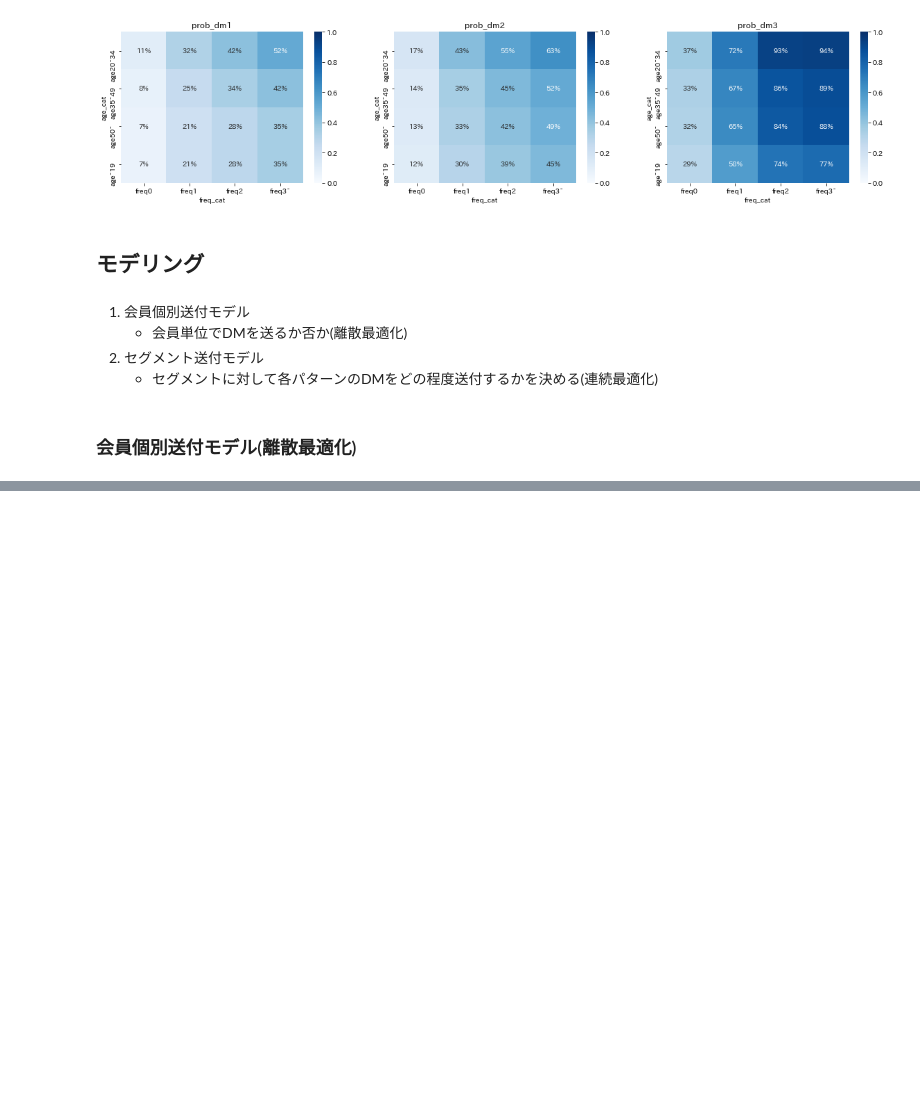
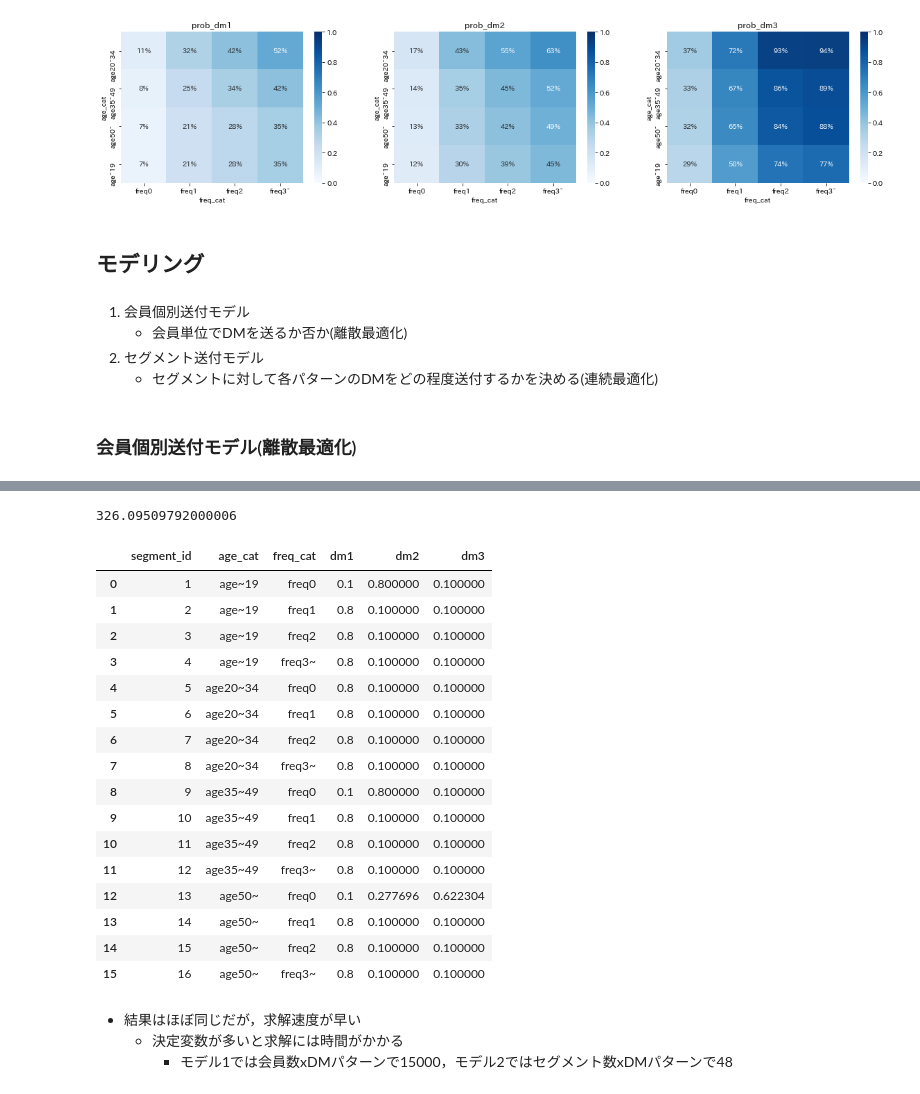
Before and after one commit to morison28/python-optimization, a Jupyter notebook: 02_discount-cuopon.ipynb, the cells around one changed output, grey strips where cells are left out. Saved outputs shown, nothing was run; the diff lists cells and outputs as text; code cells hidden in the pictures; blank space fills up the shorter version.

```diff
--- a/02_discount-cuopon.ipynb
+++ b/02_discount-cuopon.ipynb
@@ -274,0 +375,66 @@ print(f" status = {pulp.LpStatus[status]}")
+# %%
+# 数理モデルインスタンス
+problem = pulp.LpProblem(name='DiscountCuoponProblem2', sense=pulp.LpMaximize)
+
+S = df_proba['segment_id'].unique().tolist()
+M = [1,2,3]
+""" 決定変数 x_sm """
+x_sm = {}
+for s in S:
+    for m in M:
+        x_sm[s,m] = pulp.LpVariable(name=f"x_sm({s},{m})", lowBound=0, upBound=1, cat='Continuous')
+# print(f"len(x_sm) = {len(x_sm)}")
+""" P_smの定義 """
+df_proba_ver = df_proba\
+    .rename(columns={'prob_dm1': 1, 'prob_dm2': 2, 'prob_dm3': 3})\
+    .melt(
+        id_vars=['segment_id'],
+        value_vars=[1,2,3],
+        var_name='dm',
+        value_name='prob')
+P_sm = df_proba_ver.set_index(['segment_id', 'dm'])['prob'].to_dict()
+N_s = df_customer_proba.groupby(['segment_id'])['customer_id'].count().to_dict()
+for s in S:
+    problem.addConstraint(pulp.lpSum(x_sm[s,m] for m in M) == 1)
+""" 目的関数 """
+problem.setObjective(pulp.lpSum(N_s[s]*(P_sm[s,m]-P_sm[s,1])*x_sm[s,m] for s in S for m in [2,3]))
+""" 予算は100万円以下 """
+C_m = {1: 0, 2: 1000, 3:2000}
+problem.addConstraint(pulp.lpSum(C_m[m] * N_s[s] * P_sm[s,m] * x_sm[s,m] for s in S for m in [2,3]) <= 1000000)
+""" 各DMはそれぞれのセグメントに属する会員の10％には送付 """
+for s in S:
+    for m in M:
+        problem.addConstraint(x_sm[s,m] >= 0.1)
+# %%
+status = problem.solve()
+
+pulp.value(problem.objective)
+# %% [output]
+326.09509792000006
+# %%
+# セグメントごとのDM送付率
+df_send_dm_seg = pd.DataFrame([[x_sm[s,m].value() for m in M] for s in S], columns=['dm1', 'dm2', 'dm3'])
+df_send_dm_seg = pd.concat([df_proba[['segment_id', 'age_cat', 'freq_cat']], df_send_dm_seg], axis=1)
+df_send_dm_seg
+# %% [output]
+|  | segment_id | age_cat | freq_cat | dm1 | dm2 | dm3 |
+| 0 | 1 | age~19 | freq0 | 0.1 | 0.800000 | 0.100000 |
+| 1 | 2 | age~19 | freq1 | 0.8 | 0.100000 | 0.100000 |
+| 2 | 3 | age~19 | freq2 | 0.8 | 0.100000 | 0.100000 |
+| 3 | 4 | age~19 | freq3~ | 0.8 | 0.100000 | 0.100000 |
+| 4 | 5 | age20~34 | freq0 | 0.8 | 0.100000 | 0.100000 |
+| 5 | 6 | age20~34 | freq1 | 0.8 | 0.100000 | 0.100000 |
+| 6 | 7 | age20~34 | freq2 | 0.8 | 0.100000 | 0.100000 |
+| 7 | 8 | age20~34 | freq3~ | 0.8 | 0.100000 | 0.100000 |
+| 8 | 9 | age35~49 | freq0 | 0.1 | 0.800000 | 0.100000 |
+| 9 | 10 | age35~49 | freq1 | 0.8 | 0.100000 | 0.100000 |
+| 10 | 11 | age35~49 | freq2 | 0.8 | 0.100000 | 0.100000 |
+| 11 | 12 | age35~49 | freq3~ | 0.8 | 0.100000 | 0.100000 |
+| 12 | 13 | age50~ | freq0 | 0.1 | 0.277696 | 0.622304 |
+| 13 | 14 | age50~ | freq1 | 0.8 | 0.100000 | 0.100000 |
+| 14 | 15 | age50~ | freq2 | 0.8 | 0.100000 | 0.100000 |
+| 15 | 16 | age50~ | freq3~ | 0.8 | 0.100000 | 0.100000 |
+# %% [markdown]
+- 結果はほぼ同じだが，求解速度が早い
+    - 決定変数が多いと求解には時間がかかる
+        - モデル1では会員数xDMパターンで15000，モデル2ではセグメント数xDMパターンで48
```
Also changed, not shown: parts of 45 cells of this notebook.
